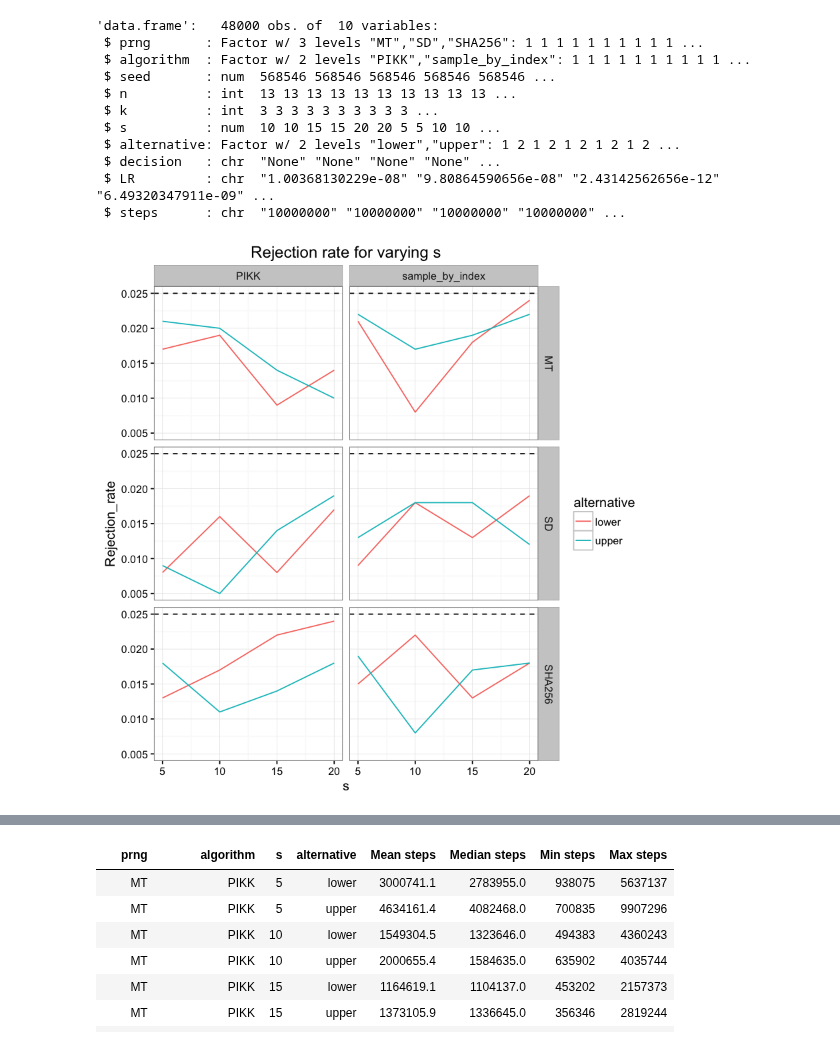
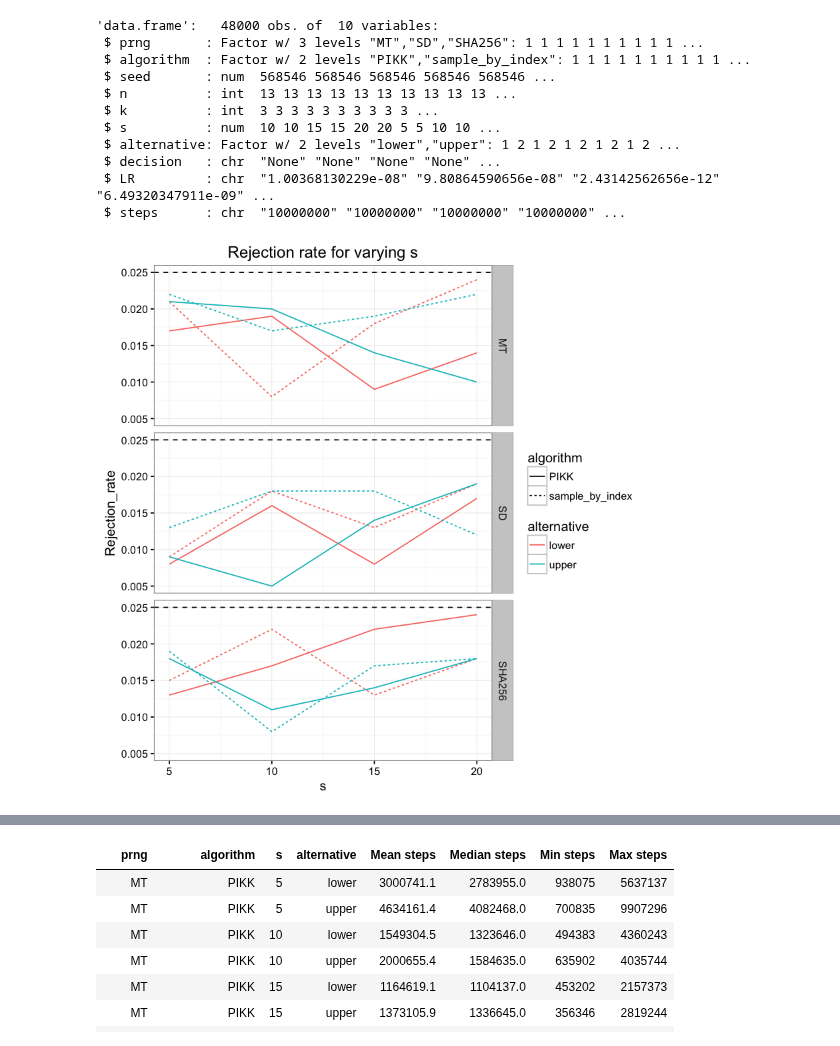
Before and after one commit to kellieotto/prngs-and-permutations, a Jupyter notebook: Code/SPRT/results/multinomial_results.ipynb, the cells around one changed output, grey strips where cells are left out. Saved outputs shown, nothing was run; the diff lists cells and outputs as text; code cells hidden in the pictures.

```diff
--- a/Code/SPRT/results/multinomial_results.ipynb
+++ b/Code/SPRT/results/multinomial_results.ipynb
@@ -98,11 +102,11 @@ str(res)
  $ steps      : chr  "10000000" "10000000" "10000000" "10000000" ...
 # %%
 res2 <- res %>% group_by(prng, algorithm, s, alternative) %>% summarise("Rejection_rate" = mean(decision == "1"))
-ggplot(res2, aes(x = s, y = Rejection_rate, color = alternative)) +
+ggplot(res2, aes(x = s, y = Rejection_rate, color = alternative, linetype = algorithm)) +
     geom_line() +
-    facet_grid(prng~algorithm) +
+    facet_grid(prng~.) +
     geom_hline(yintercept = 0.025, linetype = "dashed") +
     ggtitle("Rejection rate for varying s") +
     theme_bw()
 # %% [output]
-[figure, old version]
+[figure, new version]
```
Also changed, not shown: parts of 6 cells of this notebook.
